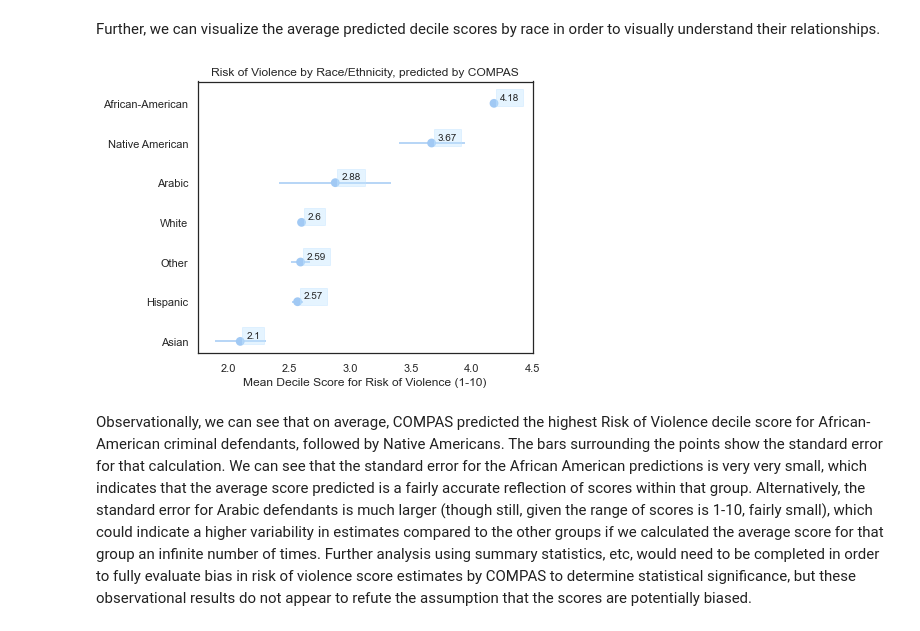
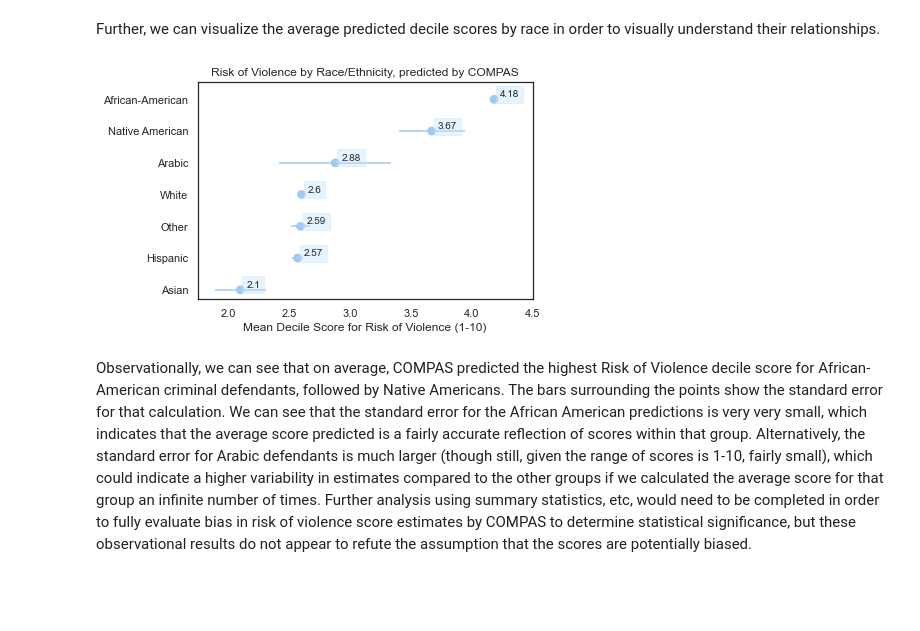
Before and after one commit to picoral/pit-un-2022, a Jupyter notebook: Python tutorials/modeling/compas_modeling.ipynb, the cells around one changed output. Saved outputs shown, nothing was run; the diff lists cells and outputs as text; code cells hidden in the pictures; blank space fills up the shorter version.

Commit message:
Commenting out specified figsize

```diff
--- a/Python tutorials/modeling/compas_modeling.ipynb
+++ b/Python tutorials/modeling/compas_modeling.ipynb
@@ -143,39 +143,39 @@ sns.set_palette('pastel', n_colors = len(result_frame))
 # create plot
 # set figure size and set padding around subplots to "tight"
 # (to make sure labs are included)
-plt.figure(figsize=[6, 5])
+# plt.figure(figsize=[6, 5])
 plt.tight_layout()
 ax = sns.pointplot(y = "race_ethnicity",
                 x= "mean",
                 orient = "h",
                 data = result_frame,
                 join = False)
 # add error bars
 x_coords = []
 y_coords = []
 for point_pair in ax.collections:
     for x, y in point_pair.get_offsets():
         x_coords.append(x)
         y_coords.append(y)
 ax.errorbar(x = x_coords, y = y_coords, xerr = result_frame.mean_se,
             fmt=' ')
 # create updated ylim (from current limit)
 ylim = list(ax.get_ylim())
 ylim[1] -= 0.25
 # set labels
 ax.set(xlabel = "Mean Decile Score for Risk of Violence (1-10)",
         ylabel = "",
         xlim = (1.75,4.5),
         ylim = ylim,
         title = "Risk of Violence by Race/Ethnicity, predicted by COMPAS")
 # add annotations
 for i, mean_label in enumerate(result_frame['mean']):
     t = ax.annotate(round(mean_label, 2), (x_coords[i]+0.05, y_coords[i]-0.075), fontsize = "small")
     t.set_bbox(dict(facecolor='#C0E4FF', alpha=0.4, edgecolor = '#C0E4FF'))
 
 # save figure
 plt.savefig("risk_of_violence_race.png", bbox_inches = "tight")
 # %% [output]
-[figure, old version]
+[figure, new version]
 # %% [markdown]
 Observationally, we can see that on average, COMPAS predicted the highest Risk of Violence decile score for African-American criminal defendants, followed by Native Americans. The bars surrounding the points show the standard error for that calculation. We can see that the standard error for the African American predictions is very very small, which indicates that the average score predicted is a fairly accurate reflection of scores within that group. Alternatively, the standard error for Arabic defendants is much larger (though still, given the range of scores is 1-10, fairly small), which could indicate a higher variability in estimates compared to the other groups if we calculated the average score for that group an infinite number of times. Further analysis using summary statistics, etc, would need to be completed in order to fully evaluate bias in risk of violence score estimates by COMPAS to determine statistical significance, but these observational results do not appear to refute the assumption that the scores are potentially biased.
```
Also changed, not shown: 1 other file.
